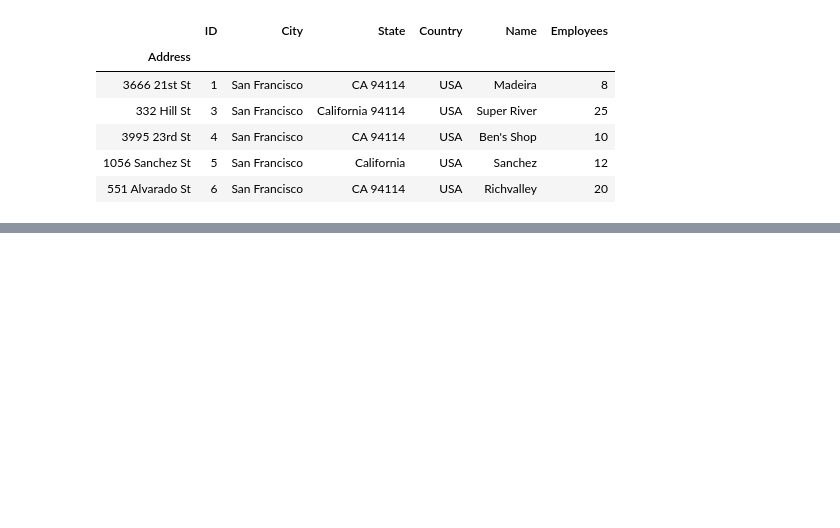
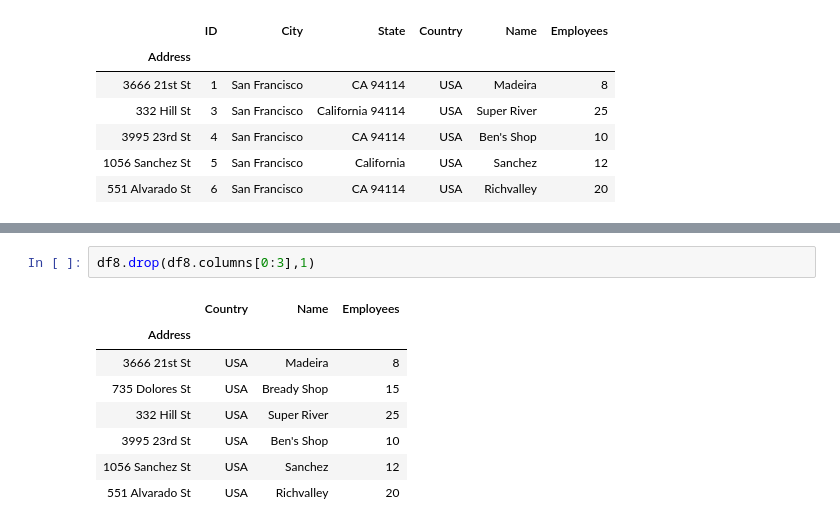
Before and after one commit to ajay1706/data-analysis-jn, a Jupyter notebook: supermarket/Untitled.ipynb, the cells around one changed output, grey strips where cells are left out. Drawn from its saved outputs; the diff is of its cells as text; blank space fills up the shorter version.

Commit message:
deleting columns

```diff
--- a/supermarket/Untitled.ipynb
+++ b/supermarket/Untitled.ipynb
@@ -258,0 +267,11 @@ df8.drop("735 Dolores St",0)
+# %%
+df8.drop(df8.columns[0:3],1)
+# %% [output]
+|  | Country | Name | Employees |
+| Address |  |  |  |
+| 3666 21st St | USA | Madeira | 8 |
+| 735 Dolores St | USA | Bready Shop | 15 |
+| 332 Hill St | USA | Super River | 25 |
+| 3995 23rd St | USA | Ben's Shop | 10 |
+| 1056 Sanchez St | USA | Sanchez | 12 |
+| 551 Alvarado St | USA | Richvalley | 20 |
```
Also changed, not shown: parts of 1 cell of this notebook.
